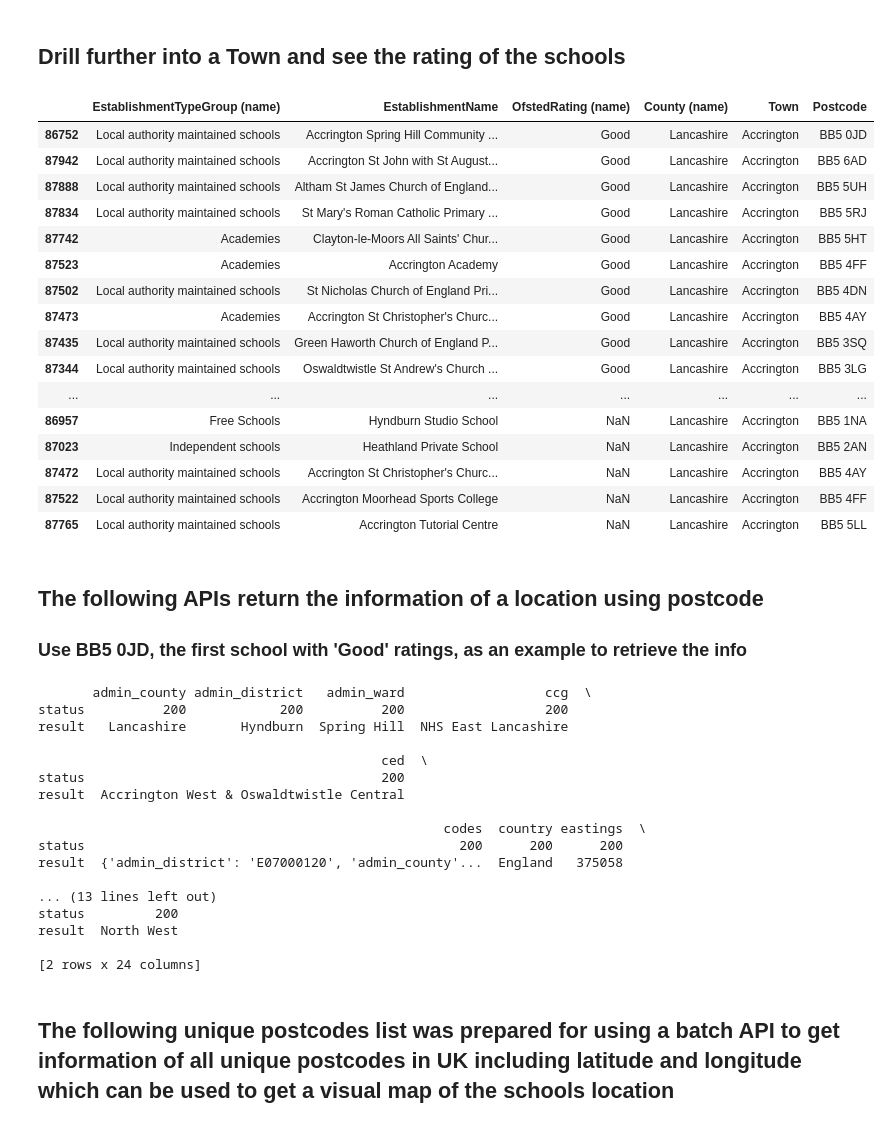
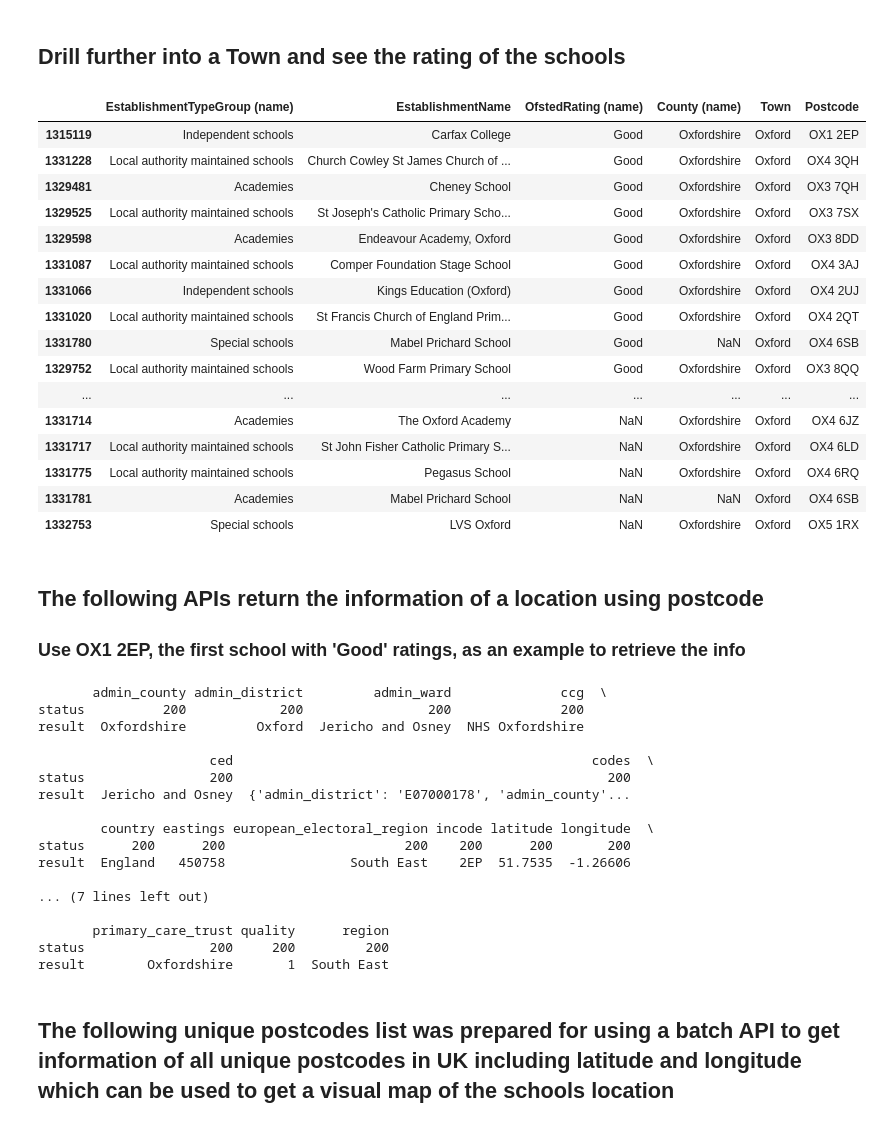
Before and after one commit to chriskan0305/Coursera_Capstone, a Jupyter notebook: Capstone Final Project-V2.ipynb, the cells around one changed output. Saved outputs shown, nothing was run; the diff lists cells and outputs as text; code cells hidden in the pictures.

Commit message:
Change example postcodes

```diff
--- a/Capstone Final Project-V2.ipynb
+++ b/Capstone Final Project-V2.ipynb
@@ -319,34 +319,34 @@ new_df_subset[['Town', 'Postcode', 'EstablishmentName','OfstedRating (name)']].g
 # %% [markdown]
 ## Drill further into a Town and see the rating of the schools
 # %%
-new_df_subset1=new_df_subset[new_df_subset['Town']=="Accrington"].sort_values(by='OfstedRating (name)')
+new_df_subset1=new_df_subset[new_df_subset['Town']=="Oxford"].sort_values(by='OfstedRating (name)')
 new_df_subset1
 # %% [output]
 |  | EstablishmentTypeGroup (name) | EstablishmentName | OfstedRating (name) | County (name) | Town | Postcode |
-| 86752 | Local authority maintained schools | Accrington Spring Hill Community ... | Good | Lancashire | Accrington | BB5 0JD |
-| 87942 | Local authority maintained schools | Accrington St John with St August... | Good | Lancashire | Accrington | BB5 6AD |
-| 87888 | Local authority maintained schools | Altham St James Church of England... | Good | Lancashire | Accrington | BB5 5UH |
-| 87834 | Local authority maintained schools | St Mary's Roman Catholic Primary ... | Good | Lancashire | Accrington | BB5 5RJ |
-| 87742 | Academies | Clayton-le-Moors All Saints' Chur... | Good | Lancashire | Accrington | BB5 5HT |
-| 87523 | Academies | Accrington Academy | Good | Lancashire | Accrington | BB5 4FF |
-| 87502 | Local authority maintained schools | St Nicholas Church of England Pri... | Good | Lancashire | Accrington | BB5 4DN |
-| 87473 | Academies | Accrington St Christopher's Churc... | Good | Lancashire | Accrington | BB5 4AY |
-| 87435 | Local authority maintained schools | Green Haworth Church of England P... | Good | Lancashire | Accrington | BB5 3SQ |
-| 87344 | Local authority maintained schools | Oswaldtwistle St Andrew's Church ... | Good | Lancashire | Accrington | BB5 3LG |
+| 1315119 | Independent schools | Carfax College | Good | Oxfordshire | Oxford | OX1 2EP |
+| 1331228 | Local authority maintained schools | Church Cowley St James Church of ... | Good | Oxfordshire | Oxford | OX4 3QH |
+| 1329481 | Academies | Cheney School | Good | Oxfordshire | Oxford | OX3 7QH |
+| 1329525 | Local authority maintained schools | St Joseph's Catholic Primary Scho... | Good | Oxfordshire | Oxford | OX3 7SX |
+| 1329598 | Academies | Endeavour Academy, Oxford | Good | Oxfordshire | Oxford | OX3 8DD |
+| 1331087 | Local authority maintained schools | Comper Foundation Stage School | Good | Oxfordshire | Oxford | OX4 3AJ |
+| 1331066 | Independent schools | Kings Education (Oxford) | Good | Oxfordshire | Oxford | OX4 2UJ |
+| 1331020 | Local authority maintained schools | St Francis Church of England Prim... | Good | Oxfordshire | Oxford | OX4 2QT |
+| 1331780 | Special schools | Mabel Prichard School | Good | NaN | Oxford | OX4 6SB |
+| 1329752 | Local authority maintained schools | Wood Farm Primary School | Good | Oxfordshire | Oxford | OX3 8QQ |
 | ... | ... | ... | ... | ... | ... | ... |
-| 86957 | Free Schools | Hyndburn Studio School | NaN | Lancashire | Accrington | BB5 1NA |
-| 87023 | Independent schools | Heathland Private School | NaN | Lancashire | Accrington | BB5 2AN |
-| 87472 | Local authority maintained schools | Accrington St Christopher's Churc... | NaN | Lancashire | Accrington | BB5 4AY |
-| 87522 | Local authority maintained schools | Accrington Moorhead Sports College | NaN | Lancashire | Accrington | BB5 4FF |
-| 87765 | Local authority maintained schools | Accrington Tutorial Centre | NaN | Lancashire | Accrington | BB5 5LL |
+| 1331714 | Academies | The Oxford Academy | NaN | Oxfordshire | Oxford | OX4 6JZ |
+| 1331717 | Local authority maintained schools | St John Fisher Catholic Primary S... | NaN | Oxfordshire | Oxford | OX4 6LD |
+| 1331775 | Local authority maintained schools | Pegasus School | NaN | Oxfordshire | Oxford | OX4 6RQ |
+| 1331781 | Academies | Mabel Prichard School | NaN | NaN | Oxford | OX4 6SB |
+| 1332753 | Special schools | LVS Oxford | NaN | Oxfordshire | Oxford | OX5 1RX |
 # %% [markdown]
 ## The following APIs return the information of a location using postcode
-### Use BB5 0JD, the first school with 'Good' ratings, as an example to retrieve the info
+### Use OX1 2EP, the first school with 'Good' ratings, as an example to retrieve the info
 # %%
 from requests.utils import requote_uri
 
 # lookup longitude and latitude
-postcode='BB5 0JD'
+postcode='OX1 2EP'
 
 # Webpage url
 url = 'https://api.postcodes.io/postcodes/' + postcode
@@ -357,23 +357,23 @@ dfs = pd.read_json(urlencoded)
 dfs = dfs.T
 print(dfs)
 # %% [output]
-       admin_county admin_district   admin_ward                  ccg  \
-status          200            200          200                  200
-result   Lancashire       Hyndburn  Spring Hill  NHS East Lancashire
+       admin_county admin_district         admin_ward              ccg  \
+status          200            200                200              200
+result  Oxfordshire         Oxford  Jericho and Osney  NHS Oxfordshire
 
-                                            ced  \
-status                                      200
-result  Accrington West & Oswaldtwistle Central
+                      ced                                              codes  \
+status                200                                                200
+result  Jericho and Osney  {'admin_district': 'E07000178', 'admin_county'...
 
-                                                    codes  country eastings  \
-status                                                200      200      200
-result  {'admin_district': 'E07000120', 'admin_county'...  England   375058
+        country eastings european_electoral_region incode latitude longitude  \
+status      200      200                       200    200      200       200
+result  England   450758                South East    2EP  51.7535  -1.26606
 
-... (13 lines left out)
-status         200
-result  North West
+... (7 lines left out)
 
-[2 rows x 24 columns]
+       primary_care_trust quality      region
+status                200     200         200
+result        Oxfordshire       1  South East
 # %% [markdown]
 ## The following unique postcodes list was prepared for using a batch API to get information of all unique postcodes in UK including latitude and longitude which can be used to get a visual map of the schools location
 # %%
```
Also changed, not shown: parts of 2 cells of this notebook.
